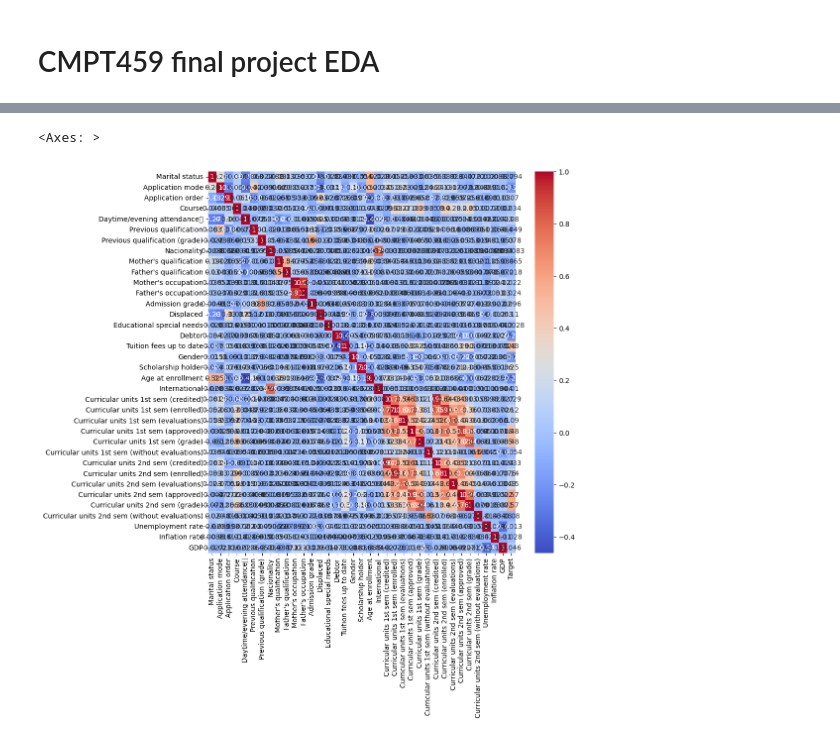
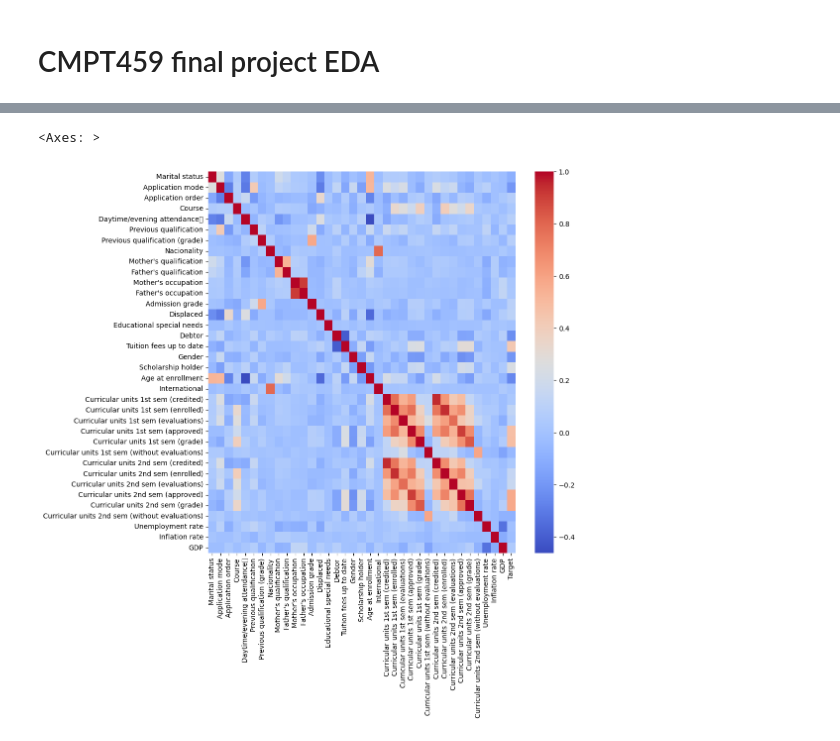
Before and after one commit to jnqian99/academic-performance, a Jupyter notebook: eda.ipynb, the cells around one changed output, grey strips where cells are left out. Drawn from its saved outputs; the diff is of its cells as text; code cells hidden in the pictures.

```diff
--- a/eda.ipynb
+++ b/eda.ipynb
@@ -89,10 +131,11 @@ corr['Target'].sort_values(ascending=False).plot(kind='bar')
 # %%
 # Visualize relationships between features and identify correlations using heatmaps.
 plt.figure(figsize=(10,10))
 # positive correlation -> red
 # negative correlation -> blue
 # no correlation -> white
-sns.heatmap(corr, annot=True, cmap='coolwarm')
+# do not display numbers in the heatmap
+sns.heatmap(corr, annot=False, cmap='coolwarm')
 # %% [output]
 <Axes: >
-[figure, old version]
+[figure, new version]
```
Also changed, not shown: parts of 4 cells of this notebook.
